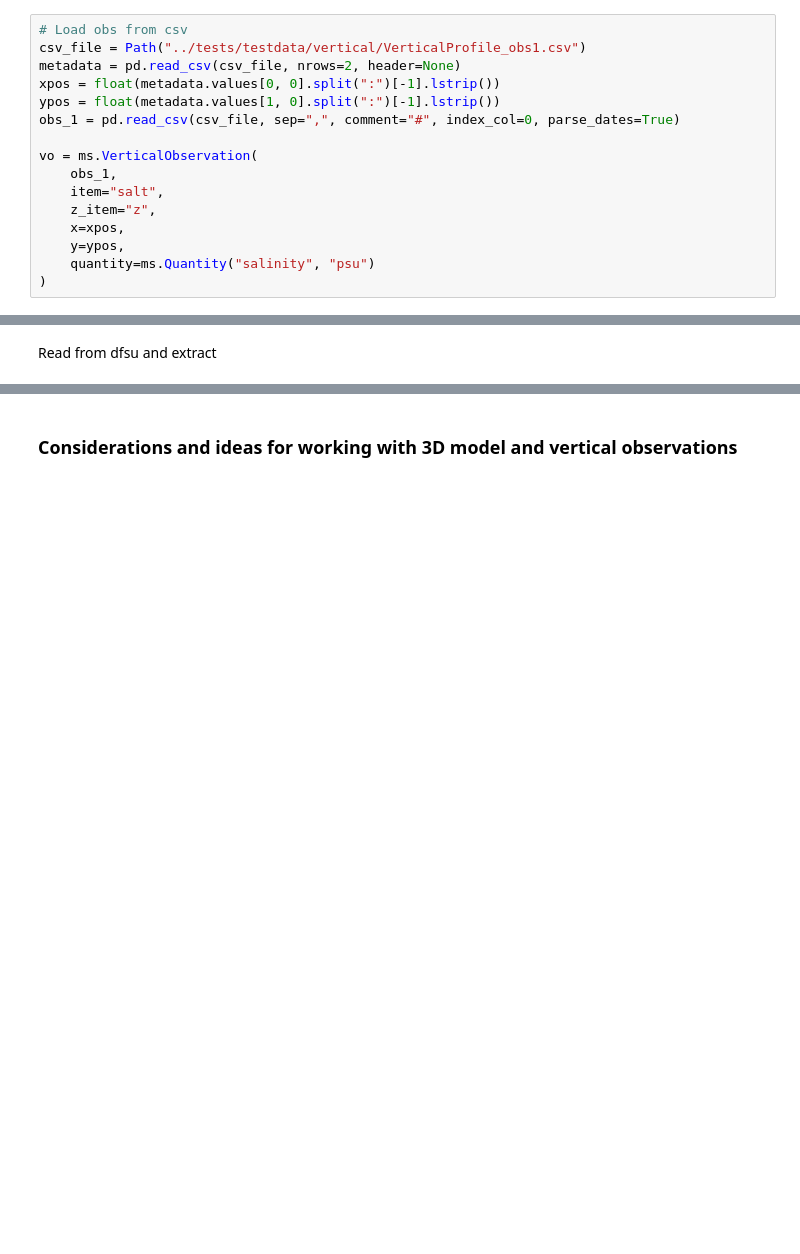
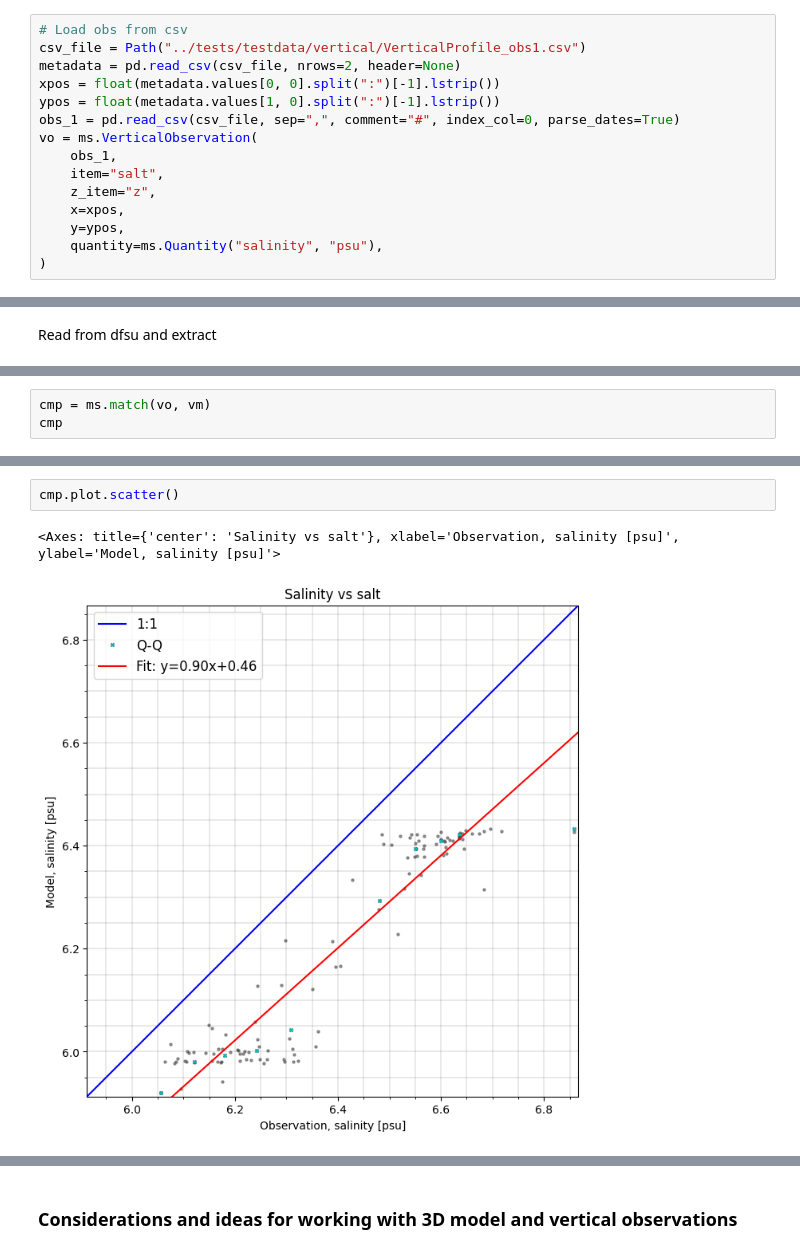
Before and after one commit to DHI/modelskill, a Jupyter notebook: notebooks/vertical_skill.ipynb, the cells around one changed output, grey strips where cells are left out. Drawn from its saved outputs; the diff is of its cells as text; blank space fills up the shorter version.

```diff
--- a/notebooks/vertical_skill.ipynb
+++ b/notebooks/vertical_skill.ipynb
@@ -17,14 +20,13 @@ metadata = pd.read_csv(csv_file, nrows=2, header=None)
 xpos = float(metadata.values[0, 0].split(":")[-1].lstrip())
 ypos = float(metadata.values[1, 0].split(":")[-1].lstrip())
 obs_1 = pd.read_csv(csv_file, sep=",", comment="#", index_col=0, parse_dates=True)
-
 vo = ms.VerticalObservation(
     obs_1,
     item="salt",
     z_item="z",
     x=xpos,
     y=ypos,
-    quantity=ms.Quantity("salinity", "psu")
+    quantity=ms.Quantity("salinity", "psu"),
 )
 # %%
 vo.plot()
@@ -79,0 +101,3 @@ Quantity: Salinity [PSU]
+# %%
+cmp = ms.match(vo, vm)
+cmp
@@ -79,0 +120,5 @@ Quantity: Salinity [PSU]
+# %%
+cmp.plot.scatter()
+# %% [output]
+<Axes: title={'center': 'Salinity vs salt'}, xlabel='Observation, salinity [psu]', ylabel='Model, salinity [psu]'>
+[figure, added]
```
Also changed, not shown: parts of 20 cells of this notebook, 1 other file.
